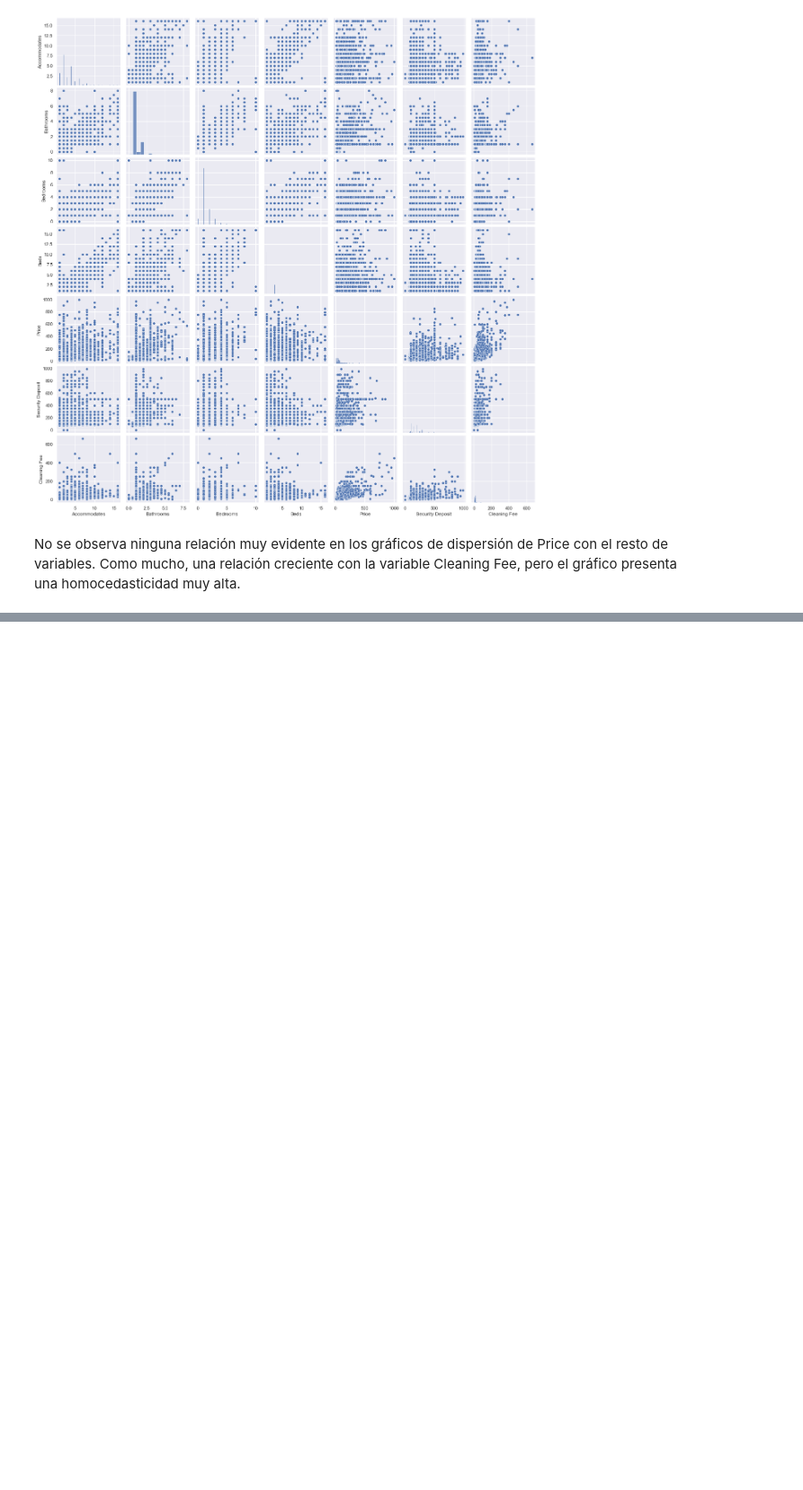
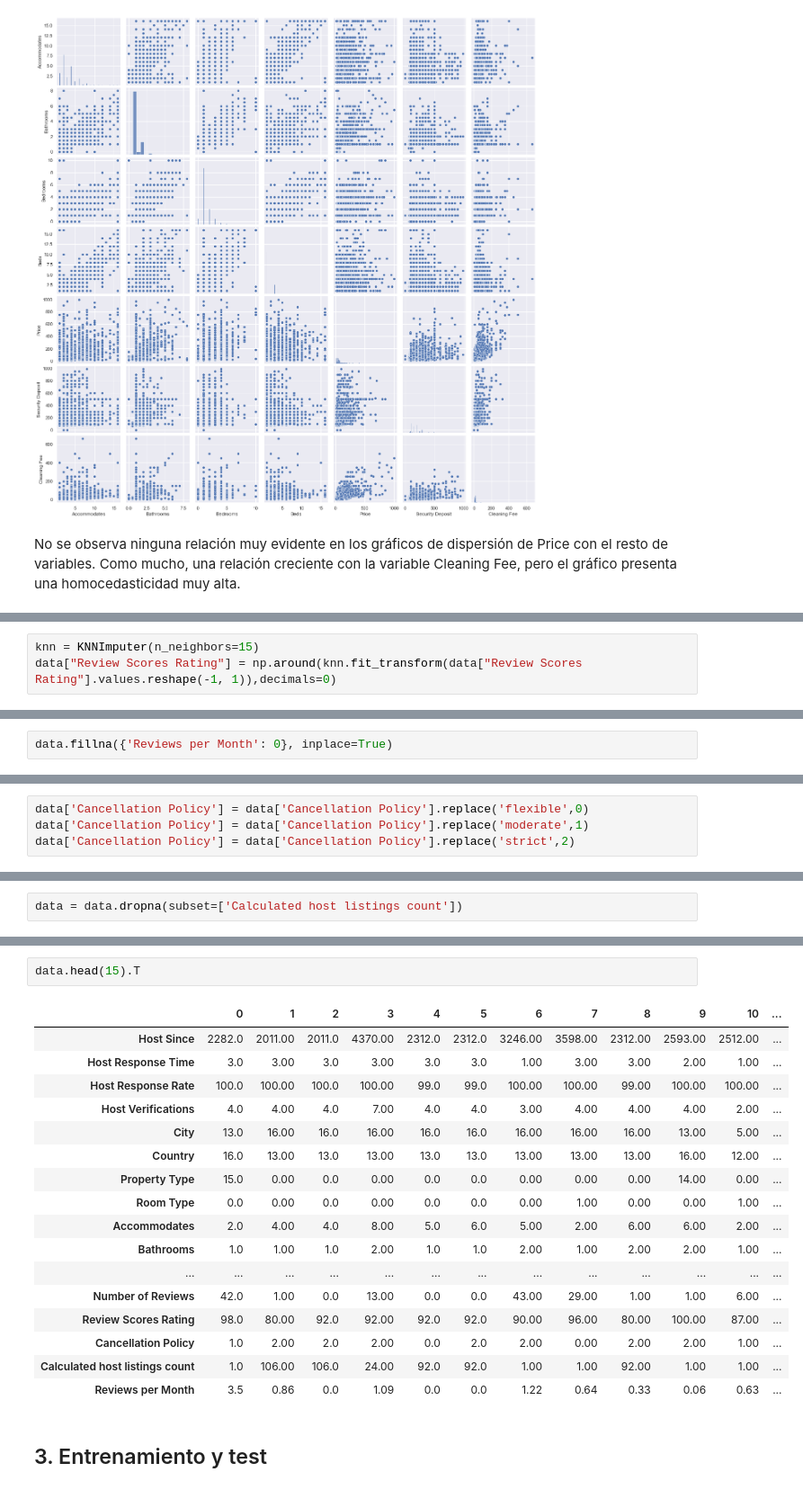
Before and after one commit to sermor04/ML2, a Jupyter notebook: PracticaAirBnb.ipynb, the cells around one changed output, grey strips where cells are left out. Shown at 90% size. Drawn from its saved outputs; the diff is of its cells as text; blank space fills up the shorter version.

Commit message:
Transformación de variables e imputación de missings

```diff
--- a/PracticaAirBnb.ipynb
+++ b/PracticaAirBnb.ipynb
@@ -434,0 +994,3 @@ No se observa ninguna relación muy evidente en los gráficos de dispersión de
+# %%
+knn = KNNImputer(n_neighbors=15)
+data["Review Scores Rating"] = np.around(knn.fit_transform(data["Review Scores Rating"].values.reshape(-1, 1)),decimals=0)
@@ -434,0 +999,2 @@ No se observa ninguna relación muy evidente en los gráficos de dispersión de
+# %%
+data.fillna({'Reviews per Month': 0}, inplace=True)
@@ -434,0 +1040,4 @@ No se observa ninguna relación muy evidente en los gráficos de dispersión de
+# %%
+data['Cancellation Policy'] = data['Cancellation Policy'].replace('flexible',0)
+data['Cancellation Policy'] = data['Cancellation Policy'].replace('moderate',1)
+data['Cancellation Policy'] = data['Cancellation Policy'].replace('strict',2)
@@ -434,0 +1063,2 @@ No se observa ninguna relación muy evidente en los gráficos de dispersión de
+# %%
+data = data.dropna(subset=['Calculated host listings count'])
@@ -434,0 +1115,22 @@ No se observa ninguna relación muy evidente en los gráficos de dispersión de
+# %%
+data.head(15).T
+# %% [output]
+|  | 0 | 1 | 2 | 3 | 4 | 5 | 6 | 7 | 8 | 9 | 10 | ... |
+| Host Since | 2282.0 | 2011.00 | 2011.0 | 4370.00 | 2312.0 | 2312.0 | 3246.00 | 3598.00 | 2312.00 | 2593.00 | 2512.00 | ... |
+| Host Response Time | 3.0 | 3.00 | 3.0 | 3.00 | 3.0 | 3.0 | 1.00 | 3.00 | 3.00 | 2.00 | 1.00 | ... |
+| Host Response Rate | 100.0 | 100.00 | 100.0 | 100.00 | 99.0 | 99.0 | 100.00 | 100.00 | 99.00 | 100.00 | 100.00 | ... |
+| Host Verifications | 4.0 | 4.00 | 4.0 | 7.00 | 4.0 | 4.0 | 3.00 | 4.00 | 4.00 | 4.00 | 2.00 | ... |
+| City | 13.0 | 16.00 | 16.0 | 16.00 | 16.0 | 16.0 | 16.00 | 16.00 | 16.00 | 13.00 | 5.00 | ... |
+| Country | 16.0 | 13.00 | 13.0 | 13.00 | 13.0 | 13.0 | 13.00 | 13.00 | 13.00 | 16.00 | 12.00 | ... |
+| Property Type | 15.0 | 0.00 | 0.0 | 0.00 | 0.0 | 0.0 | 0.00 | 0.00 | 0.00 | 14.00 | 0.00 | ... |
+| Room Type | 0.0 | 0.00 | 0.0 | 0.00 | 0.0 | 0.0 | 0.00 | 1.00 | 0.00 | 0.00 | 1.00 | ... |
+| Accommodates | 2.0 | 4.00 | 4.0 | 8.00 | 5.0 | 6.0 | 5.00 | 2.00 | 6.00 | 6.00 | 2.00 | ... |
+| Bathrooms | 1.0 | 1.00 | 1.0 | 2.00 | 1.0 | 1.0 | 2.00 | 1.00 | 2.00 | 2.00 | 1.00 | ... |
+| ... | ... | ... | ... | ... | ... | ... | ... | ... | ... | ... | ... | ... |
+| Number of Reviews | 42.0 | 1.00 | 0.0 | 13.00 | 0.0 | 0.0 | 43.00 | 29.00 | 1.00 | 1.00 | 6.00 | ... |
+| Review Scores Rating | 98.0 | 80.00 | 92.0 | 92.00 | 92.0 | 92.0 | 90.00 | 96.00 | 80.00 | 100.00 | 87.00 | ... |
+| Cancellation Policy | 1.0 | 2.00 | 2.0 | 2.00 | 0.0 | 2.0 | 2.00 | 0.00 | 2.00 | 2.00 | 1.00 | ... |
+| Calculated host listings count | 1.0 | 106.00 | 106.0 | 24.00 | 92.0 | 92.0 | 1.00 | 1.00 | 92.00 | 1.00 | 1.00 | ... |
+| Reviews per Month | 3.5 | 0.86 | 0.0 | 1.09 | 0.0 | 0.0 | 1.22 | 0.64 | 0.33 | 0.06 | 0.63 | ... |
+# %% [markdown]
+## 3. Entrenamiento y test
```
Also changed, not shown: parts of 100 cells of this notebook.
